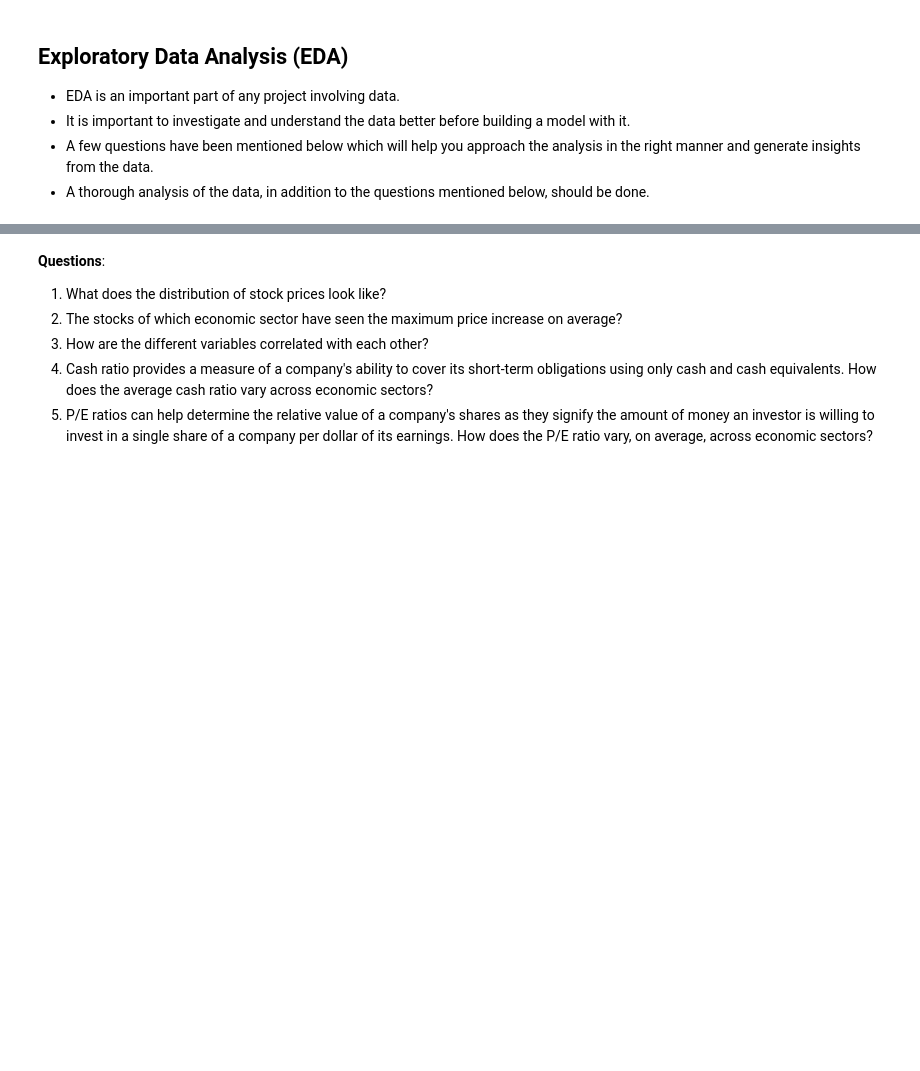
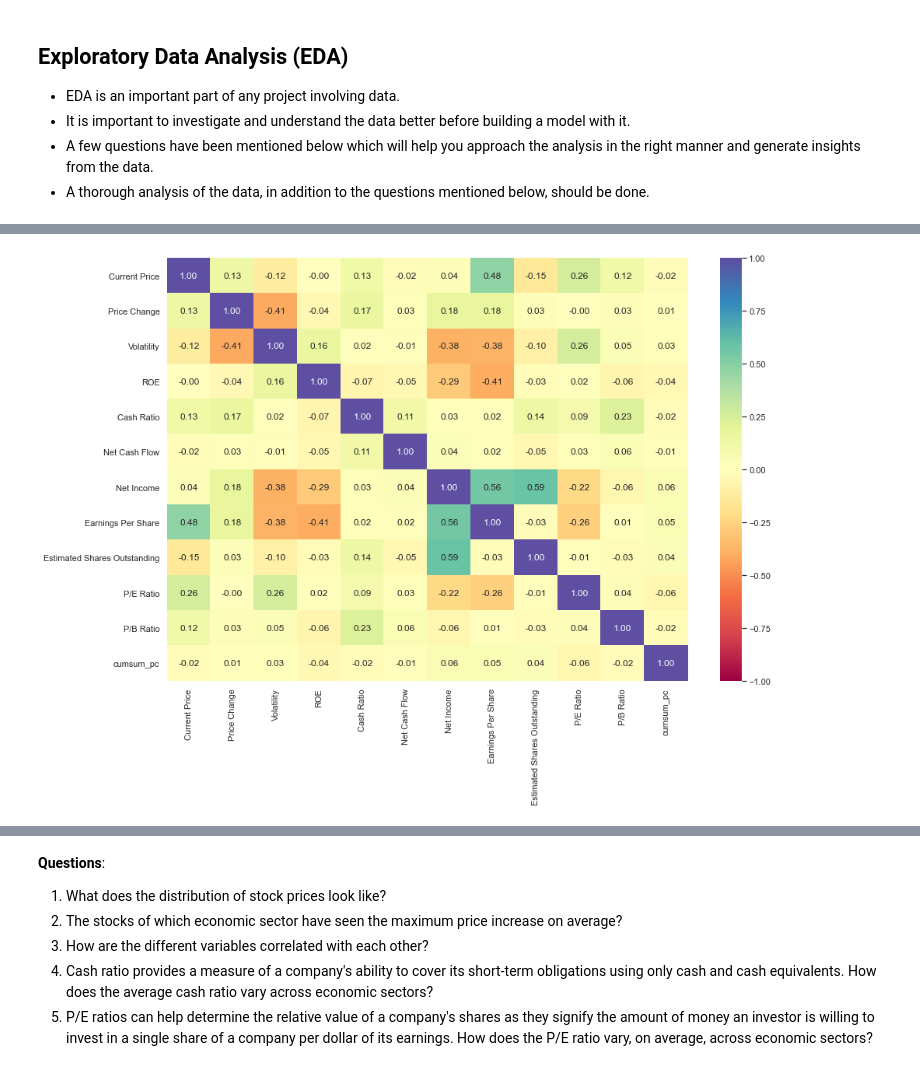
Before and after one commit to TonyTrejo/tradeWnd, a Jupyter notebook: TT_FULL_CODE.ipynb, the cells around one changed output, grey strips where cells are left out. Cells and saved outputs as stored; diff of their text form; code cells hidden in the pictures; blank space fills up the shorter version.

```diff
--- a/TT_FULL_CODE.ipynb
+++ b/TT_FULL_CODE.ipynb
@@ -47,0 +188,12 @@ Trade&Ahead is a financial consultancy firm who provide their customers with per
+# %%
+# How are the different variables correlated with each other?
+# putting the numeric columns together
+cols_list = stk_data.select_dtypes(include=np.number).columns.tolist()
+
+plt.figure(figsize=(15, 10))
+sns.heatmap(
+    stk_data[cols_list].corr(), annot=True, vmin=-1, vmax=1, fmt=".2f", cmap="Spectral"
+)
+plt.show()
+# %% [output]
+[figure, added]
```
Also changed, not shown: parts of 15 cells of this notebook.
